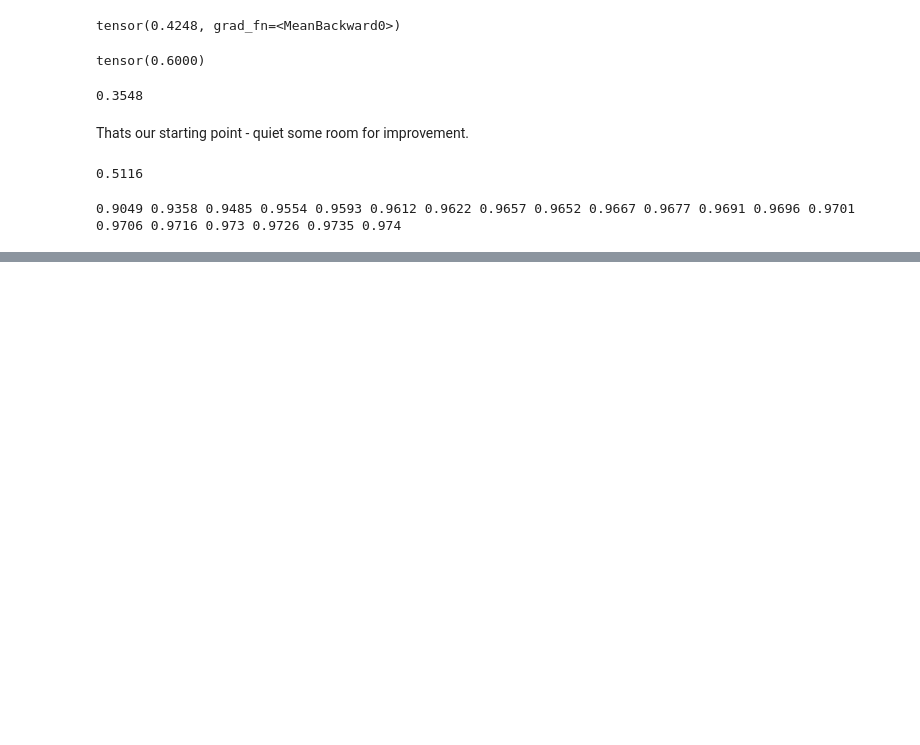
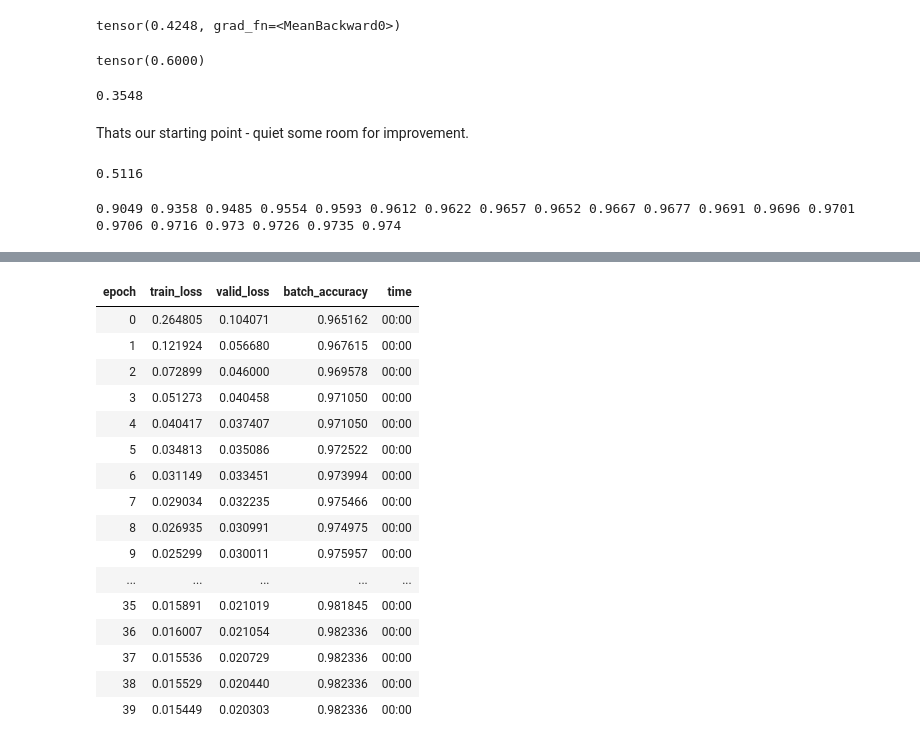
Before and after one commit to huli/fast-ai-course, a Jupyter notebook: chapters/chapter-03.ipynb, the cells around one changed output, grey strips where cells are left out. Saved outputs shown, nothing was run; the diff lists cells and outputs as text; code cells hidden in the pictures; blank space fills up the shorter version.

```diff
--- a/chapters/chapter-03.ipynb
+++ b/chapters/chapter-03.ipynb
@@ -742,0 +856,25 @@ We are now
+# %%
+# because the model is deeper we train it ...
+learn = Learner(data_loaders, simple_nn, opt_func=SGD,
+               loss_func=mnist_loss, metrics=batch_accuracy)
+
+# with a e smaller learning rate and a few more epochs
+learn.fit(40, .1)
+# %% [output]
+| epoch | train_loss | valid_loss | batch_accuracy | time |
+| 0 | 0.264805 | 0.104071 | 0.965162 | 00:00 |
+| 1 | 0.121924 | 0.056680 | 0.967615 | 00:00 |
+| 2 | 0.072899 | 0.046000 | 0.969578 | 00:00 |
+| 3 | 0.051273 | 0.040458 | 0.971050 | 00:00 |
+| 4 | 0.040417 | 0.037407 | 0.971050 | 00:00 |
+| 5 | 0.034813 | 0.035086 | 0.972522 | 00:00 |
+| 6 | 0.031149 | 0.033451 | 0.973994 | 00:00 |
+| 7 | 0.029034 | 0.032235 | 0.975466 | 00:00 |
+| 8 | 0.026935 | 0.030991 | 0.974975 | 00:00 |
+| 9 | 0.025299 | 0.030011 | 0.975957 | 00:00 |
+| ... | ... | ... | ... | ... |
+| 35 | 0.015891 | 0.021019 | 0.981845 | 00:00 |
+| 36 | 0.016007 | 0.021054 | 0.982336 | 00:00 |
+| 37 | 0.015536 | 0.020729 | 0.982336 | 00:00 |
+| 38 | 0.015529 | 0.020440 | 0.982336 | 00:00 |
+| 39 | 0.015449 | 0.020303 | 0.982336 | 00:00 |
```
Also changed, not shown: parts of 26 cells of this notebook, 1 other file.
